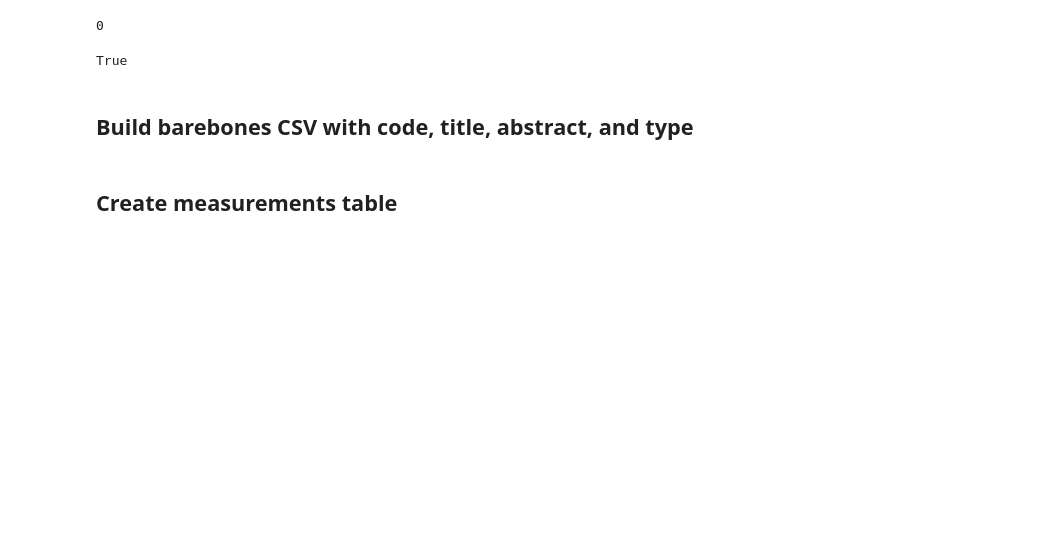
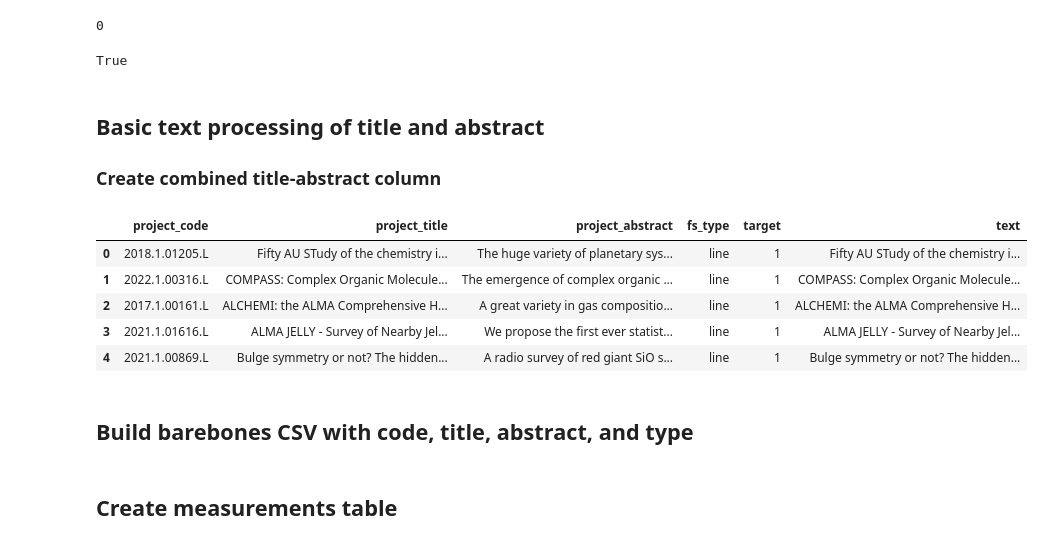
Before and after one commit to rlipps/NRAO_Capstone, a Jupyter notebook: data/Data_Ingestion.ipynb, the cells around one changed output. Saved outputs shown, nothing was run; the diff lists cells and outputs as text; code cells hidden in the pictures; blank space fills up the shorter version.

Commit message:
Update  data ingestion to include text processing

```diff
--- a/data/Data_Ingestion.ipynb
+++ b/data/Data_Ingestion.ipynb
@@ -565,6 +610,19 @@ projects.query('fs_type == "continuum"').target.sum()
 projects.query('fs_type == "line"').target.sum() == projects.query('fs_type == "line"').shape[0]
 # %% [output]
 True
+# %% [markdown]
+## Basic text processing of title and abstract
+### Create combined title-abstract column
+# %%
+projects['text'] = projects.project_title.str.strip() + '. ' + projects.project_abstract.str.strip()
+projects.head()
+# %% [output]
+|  | project_code | project_title | project_abstract | fs_type | target | text |
+| 0 | 2018.1.01205.L | Fifty AU STudy of the chemistry i... | The huge variety of planetary sys... | line | 1 | Fifty AU STudy of the chemistry i... |
+| 1 | 2022.1.00316.L | COMPASS: Complex Organic Molecule... | The emergence of complex organic ... | line | 1 | COMPASS: Complex Organic Molecule... |
+| 2 | 2017.1.00161.L | ALCHEMI: the ALMA Comprehensive H... | A great variety in gas compositio... | line | 1 | ALCHEMI: the ALMA Comprehensive H... |
+| 3 | 2021.1.01616.L | ALMA JELLY - Survey of Nearby Jel... | We propose the first ever statist... | line | 1 | ALMA JELLY - Survey of Nearby Jel... |
+| 4 | 2021.1.00869.L | Bulge symmetry or not? The hidden... | A radio survey of red giant SiO s... | line | 1 | Bulge symmetry or not? The hidden... |
 # %% [markdown]
 ## Build barebones CSV with code, title, abstract, and type
 # %%
```
Also changed, not shown: parts of 6 cells of this notebook.
